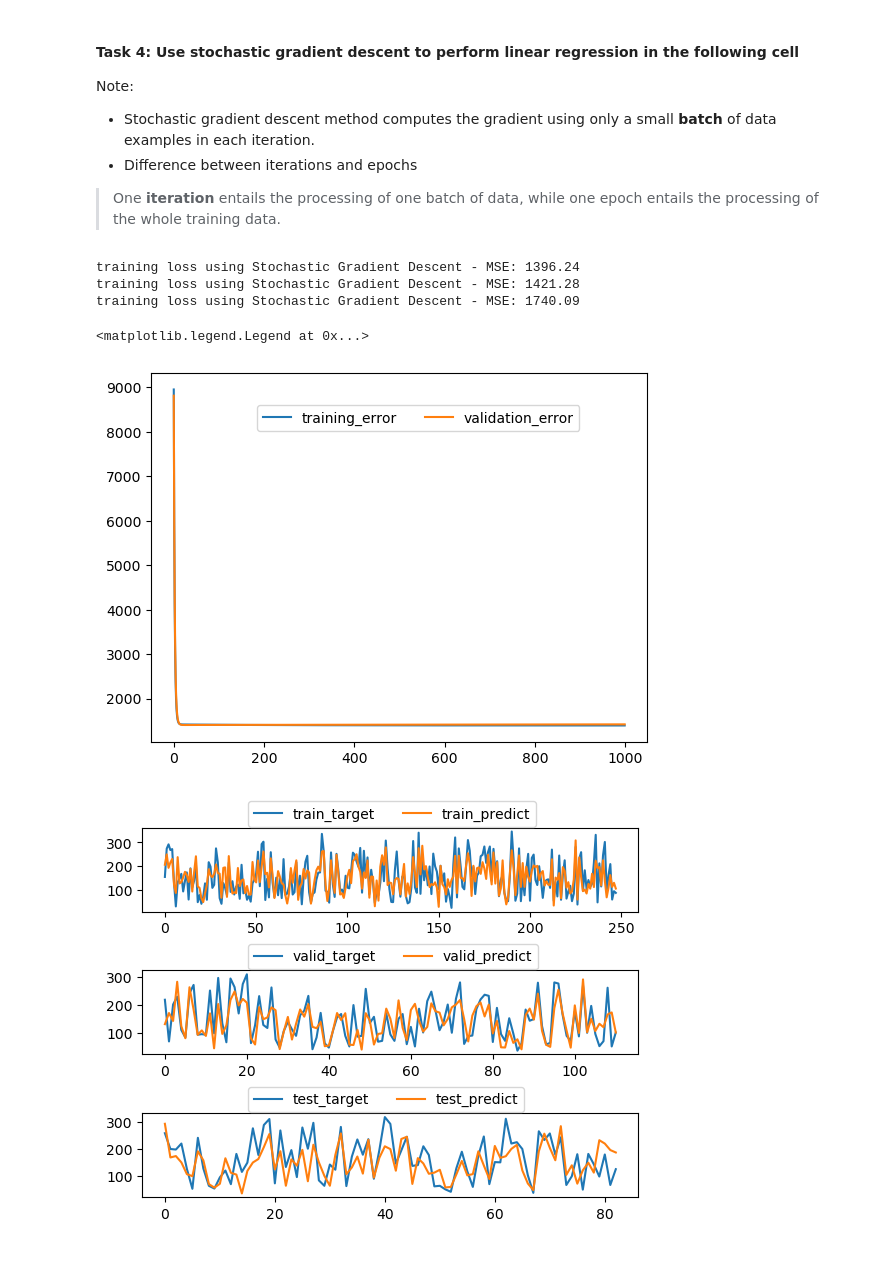
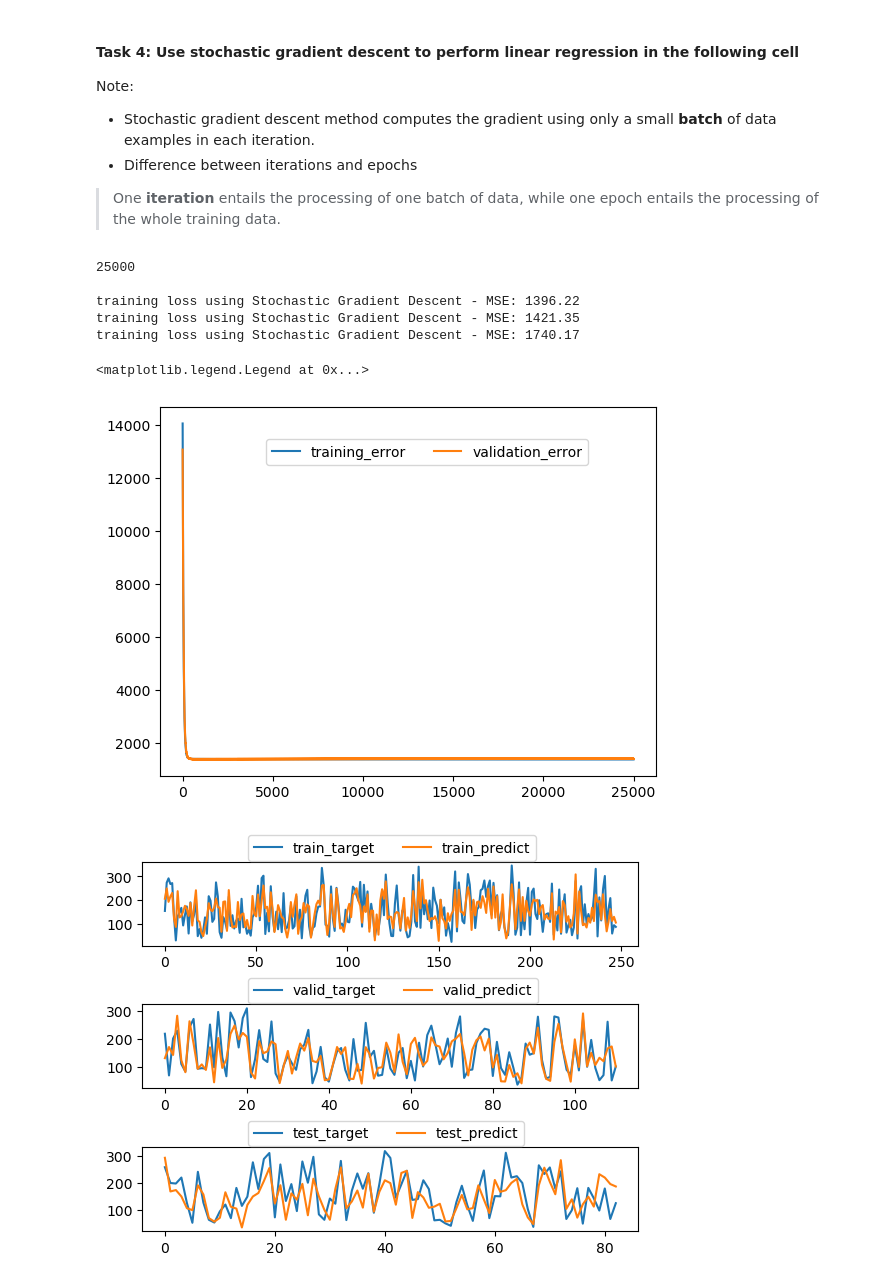
Before and after one commit to Lex-ari/MachineLearning, a Jupyter notebook: DiabetesLinearRegression/yourLastName_yourFirstName_assignment1.ipynb, the cells around one changed output. Cells and saved outputs as stored; diff of their text form; code cells hidden in the pictures.

Commit message:
Change to batches

```diff
--- a/DiabetesLinearRegression/yourLastName_yourFirstName_assignment1.ipynb
+++ b/DiabetesLinearRegression/yourLastName_yourFirstName_assignment1.ipynb
@@ -223,6 +223,8 @@ Note:
 learning_rate = 0.01   # learning rate
 batch_size = 10 # number of data samples in a batch
 epochs = 1000   # number of epochs
+batches = epochs * ((int)(train_data.shape[0] / batch_size) + 1)
+print(batches)
 
 # please implement your code for task 4 here
 def myTrainingSGDLoop(
@@ -234,10 +236,11 @@ def myTrainingSGDLoop(
     batch_size,
     epochs,
     ):
-    train_losses = np.zeros((numItrs, 1))
-    valid_losses = np.zeros((numItrs, 1))
+    train_losses = np.zeros((batches, 1))
+    valid_losses = np.zeros((batches, 1))
     w = np.random.normal(0, 1, (train_data.shape[1], 1))
 
+    current_batch = 0
     for i in range(epochs):
         for j in range(0, train_data.shape[0], batch_size):
             k = j + batch_size
@@ -251,8 +254,9 @@ def myTrainingSGDLoop(
 
             w = w + learning_rate * (-1 * grad)
 
-        train_losses[i] = myLossFunction(train_data, w, train_target)
-        valid_losses[i] = myLossFunction(valid_data, w, valid_target)
+            train_losses[current_batch] = myLossFunction(train_data, w, train_target)
+            valid_losses[current_batch] = myLossFunction(valid_data, w, valid_target)
+            current_batch += 1
     return w, train_losses, valid_losses
 
 w, train_losses, valid_losses = myTrainingSGDLoop(
@@ -265,38 +269,40 @@ w, train_losses, valid_losses = myTrainingSGDLoop(
     epochs,
     )
 
-plt.plot(np.arange(numItrs), train_losses, label = "training_error")
-plt.plot(np.arange(numItrs), valid_losses, label = "validation_error")
+plt.plot(np.arange(batches), train_losses, label = "training_error")
+plt.plot(np.arange(batches), valid_losses, label = "validation_error")
 plt.legend(bbox_to_anchor = (0.2, 0.93), ncol = 2)
 print()
 
 print("training loss using Stochastic Gradient Descent - MSE: %.2f" % (myLossFunction(train_data_intercept, w, train_target)))
 print("training loss using Stochastic Gradient Descent - MSE: %.2f" % (myLossFunction(valid_data_intercept, w, valid_target)))
 print("training loss using Stochastic Gradient Descent - MSE: %.2f" % (myLossFunction(test_data_intercept, w, test_target)))
 print()
 
 fig = plt.figure()
 fig.subplots_adjust(hspace = .7)
 
 plt.subplot(3, 1, 1)
 plt.plot(np.arange(train_target.shape[0]), train_target, label="train_target")
 plt.plot(np.arange(train_target.shape[0]), myModelFunction(train_data_intercept, w), label = "train_predict")
 plt.legend(bbox_to_anchor = (0.2, 0.93), ncol = 2)
 print()
 
 plt.subplot(3, 1, 2)
 plt.plot(np.arange(valid_target.shape[0]), valid_target, label = "valid_target")
 plt.plot(np.arange(valid_target.shape[0]), myModelFunction(valid_data_intercept, w), label = "valid_predict")
 plt.legend(bbox_to_anchor = (0.2, 0.93), ncol = 2)
 print()
 plt.subplot(3, 1, 3)
 plt.plot(np.arange(test_target.shape[0]), test_target, label = "test_target")
 plt.plot(np.arange(test_target.shape[0]), myModelFunction(test_data_intercept, w), label = "test_predict")
 plt.legend(bbox_to_anchor = (0.2, 0.93), ncol = 2)
 # %% [output]
-training loss using Stochastic Gradient Descent - MSE: 1396.24
-training loss using Stochastic Gradient Descent - MSE: 1421.28
-training loss using Stochastic Gradient Descent - MSE: 1740.09
+25000
+
+training loss using Stochastic Gradient Descent - MSE: 1396.22
+training loss using Stochastic Gradient Descent - MSE: 1421.35
+training loss using Stochastic Gradient Descent - MSE: 1740.17
 <matplotlib.legend.Legend at 0x...>
-[figure, old version]
+[figure, new version]
 [figure]
```
Also changed, not shown: parts of 1 cell of this notebook.
